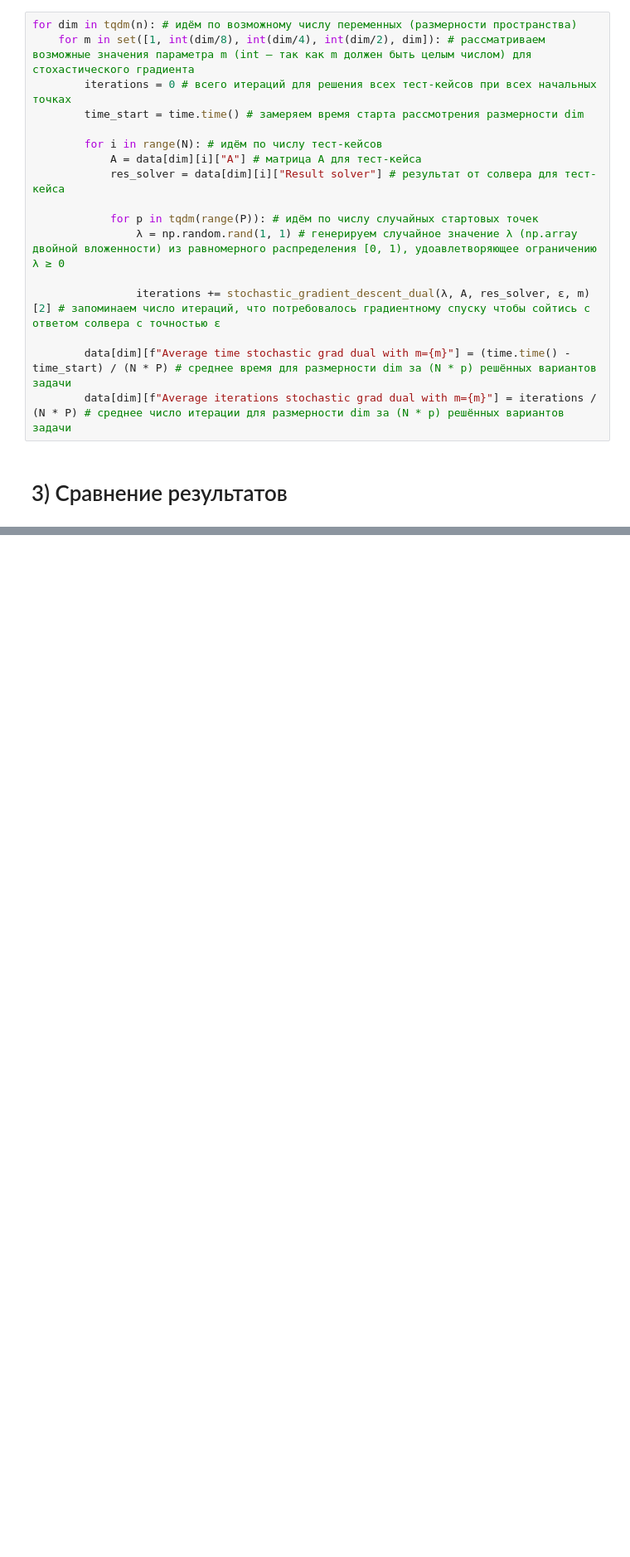
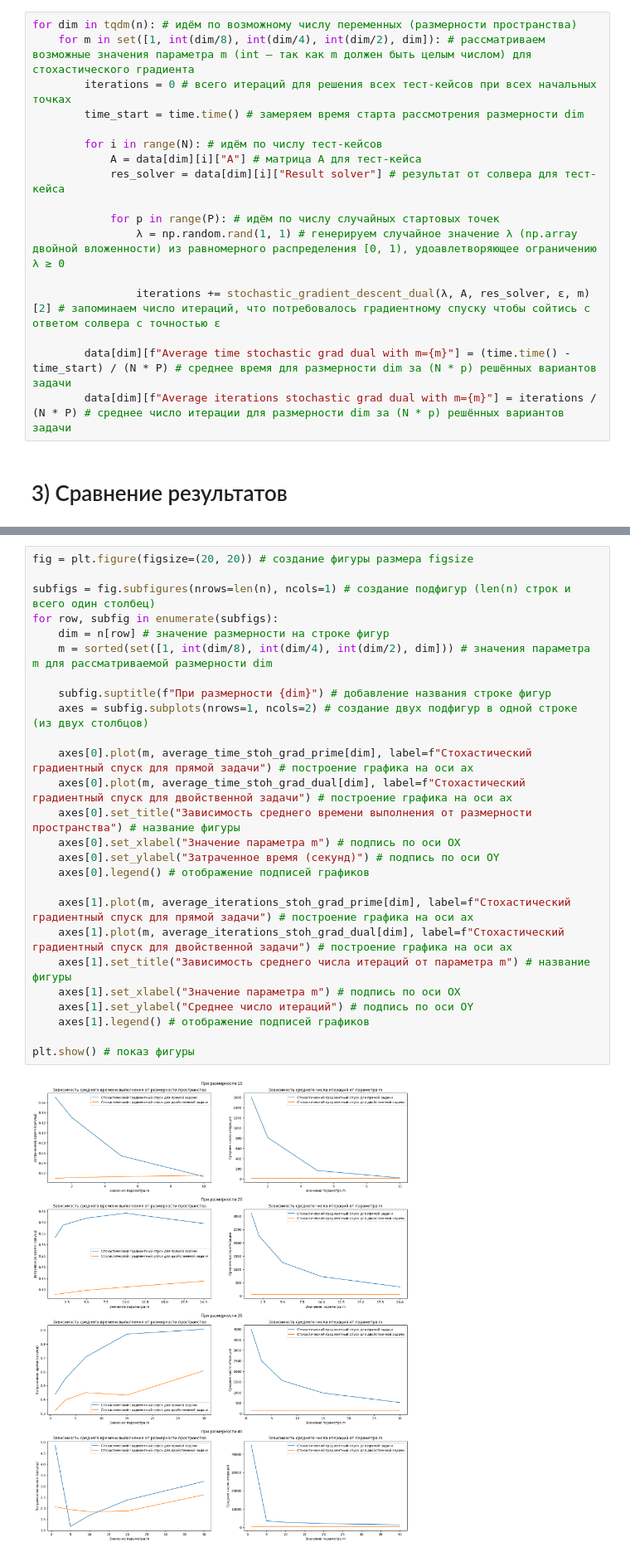
Before and after one commit to DenisKabanov/modern_methods_of_decision_making, a Jupyter notebook: 2) Stochastic gradient descent/task.ipynb, the cells around one changed output, grey strips where cells are left out. Shown at 83% size. Cells and saved outputs as stored; diff of their text form; blank space fills up the shorter version.

```diff
--- a/2) Stochastic gradient descent/task.ipynb
+++ b/2) Stochastic gradient descent/task.ipynb
@@ -513,7 +513,7 @@ for dim in tqdm(n): # идём по возможному числу переме
             A = data[dim][i]["A"] # матрица А для тест-кейса
             res_solver = data[dim][i]["Result solver"] # результат от солвера для тест-кейса
 
-            for p in tqdm(range(P)): # идём по числу случайных стартовых точек
+            for p in range(P): # идём по числу случайных стартовых точек
                 λ = np.random.rand(1, 1) # генерируем случайное значение λ (np.array двойной вложенности) из равномерного распределения [0, 1), удоавлетворяющее ограничению λ ≥ 0
 
                 iterations += stochastic_gradient_descent_dual(λ, A, res_solver, ε, m)[2] # запоминаем число итераций, что потребовалось градиентному спуску чтобы сойтись с ответом солвера с точностью ε
@@ -527,0 +577,28 @@ for dim in tqdm(n): # идём по возможному числу переме
+# %%
+fig = plt.figure(figsize=(20, 20)) # создание фигуры размера figsize
+
+subfigs = fig.subfigures(nrows=len(n), ncols=1) # создание подфигур (len(n) строк и всего один столбец)
+for row, subfig in enumerate(subfigs):
+    dim = n[row] # значение размерности на строке фигур
+    m = sorted(set([1, int(dim/8), int(dim/4), int(dim/2), dim])) # значения параметра m для рассматриваемой размерности dim
+
+    subfig.suptitle(f"При размерности {dim}") # добавление названия строке фигур
+    axes = subfig.subplots(nrows=1, ncols=2) # создание двух подфигур в одной строке (из двух столбцов)
+
+    axes[0].plot(m, average_time_stoh_grad_prime[dim], label=f"Стохастический градиентный спуск для прямой задачи") # построение графика на оси ax
+    axes[0].plot(m, average_time_stoh_grad_dual[dim], label=f"Стохастический градиентный спуск для двойственной задачи") # построение графика на оси ax
+    axes[0].set_title("Зависимость среднего времени выполнения от размерности пространства") # название фигуры
+    axes[0].set_xlabel("Значение параметра m") # подпись по оси OX
+    axes[0].set_ylabel("Затраченное время (секунд)") # подпись по оси OY
+    axes[0].legend() # отображение подписей графиков
+
+    axes[1].plot(m, average_iterations_stoh_grad_prime[dim], label=f"Стохастический градиентный спуск для прямой задачи") # построение графика на оси ax
+    axes[1].plot(m, average_iterations_stoh_grad_dual[dim], label=f"Стохастический градиентный спуск для двойственной задачи") # построение графика на оси ax
+    axes[1].set_title("Зависимость среднего числа итераций от параметра m") # название фигуры
+    axes[1].set_xlabel("Значение параметра m") # подпись по оси OX
+    axes[1].set_ylabel("Среднее число итераций") # подпись по оси OY
+    axes[1].legend() # отображение подписей графиков
+
+plt.show() # показ фигуры
+# %% [output]
+[figure, added]
```
Also changed, not shown: parts of 27 cells of this notebook.
